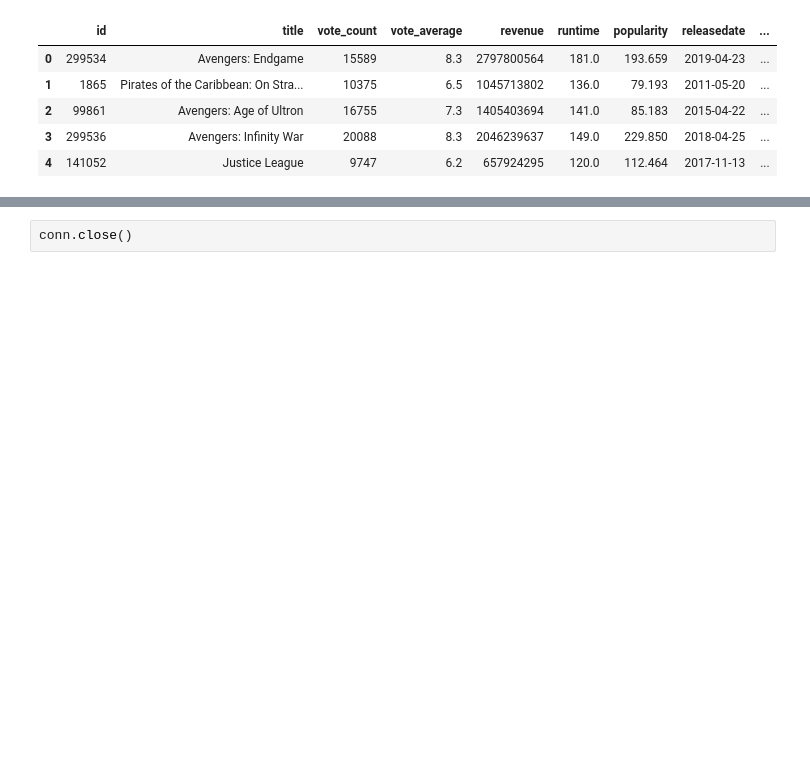
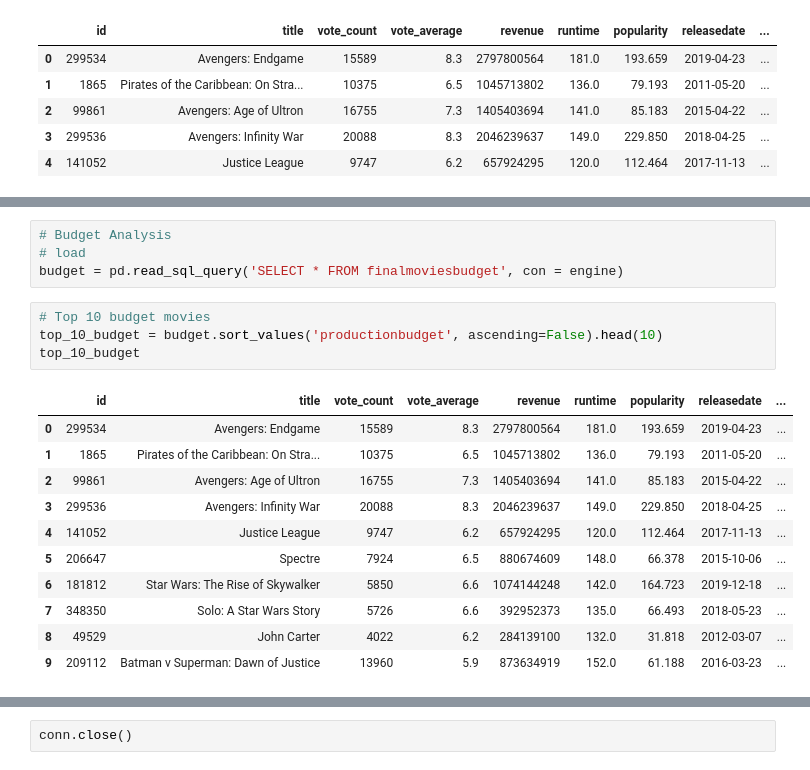
Before and after one commit to LenSin3/Conservatory-ETL-Project, a Jupyter notebook: ETL-Project/ETL-Load.ipynb, the cells around one changed output, grey strips where cells are left out. Drawn from its saved outputs; the diff is of its cells as text; blank space fills up the shorter version.

```diff
--- a/ETL-Project/ETL-Load.ipynb
+++ b/ETL-Project/ETL-Load.ipynb
@@ -94,3 +96,23 @@ pd.read_sql_query('SELECT * FROM netflix_movies_revenue', con = engine).head()
 | 2 | 262543 | Automata | Bulgaria | 2014 | R | 0 | 1171 | 5.8 | 110.0 | ... |
 | 3 | 262338 | Good People | United States | 2014 | R | 0 | 324 | 5.5 | 90.0 | ... |
 | 4 | 474599 | Joaquín Reyes: Una y no más | unknown | 2017 | TV-MA | 0 | 1 | 6.0 | 77.0 | ... |
+# %%
+# Budget Analysis
+# load
+budget = pd.read_sql_query('SELECT * FROM finalmoviesbudget', con = engine)
+# %%
+# Top 10 budget movies
+top_10_budget = budget.sort_values('productionbudget', ascending=False).head(10)
+top_10_budget
+# %% [output]
+|  | id | title | vote_count | vote_average | revenue | runtime | popularity | releasedate | ... |
+| 0 | 299534 | Avengers: Endgame | 15589 | 8.3 | 2797800564 | 181.0 | 193.659 | 2019-04-23 | ... |
+| 1 | 1865 | Pirates of the Caribbean: On Stra... | 10375 | 6.5 | 1045713802 | 136.0 | 79.193 | 2011-05-20 | ... |
+| 2 | 99861 | Avengers: Age of Ultron | 16755 | 7.3 | 1405403694 | 141.0 | 85.183 | 2015-04-22 | ... |
+| 3 | 299536 | Avengers: Infinity War | 20088 | 8.3 | 2046239637 | 149.0 | 229.850 | 2018-04-25 | ... |
+| 4 | 141052 | Justice League | 9747 | 6.2 | 657924295 | 120.0 | 112.464 | 2017-11-13 | ... |
+| 5 | 206647 | Spectre | 7924 | 6.5 | 880674609 | 148.0 | 66.378 | 2015-10-06 | ... |
+| 6 | 181812 | Star Wars: The Rise of Skywalker | 5850 | 6.6 | 1074144248 | 142.0 | 164.723 | 2019-12-18 | ... |
+| 7 | 348350 | Solo: A Star Wars Story | 5726 | 6.6 | 392952373 | 135.0 | 66.493 | 2018-05-23 | ... |
+| 8 | 49529 | John Carter | 4022 | 6.2 | 284139100 | 132.0 | 31.818 | 2012-03-07 | ... |
+| 9 | 209112 | Batman v Superman: Dawn of Justice | 13960 | 5.9 | 873634919 | 152.0 | 61.188 | 2016-03-23 | ... |
```
Also changed, not shown: parts of 8 cells of this notebook, 5 other files.
